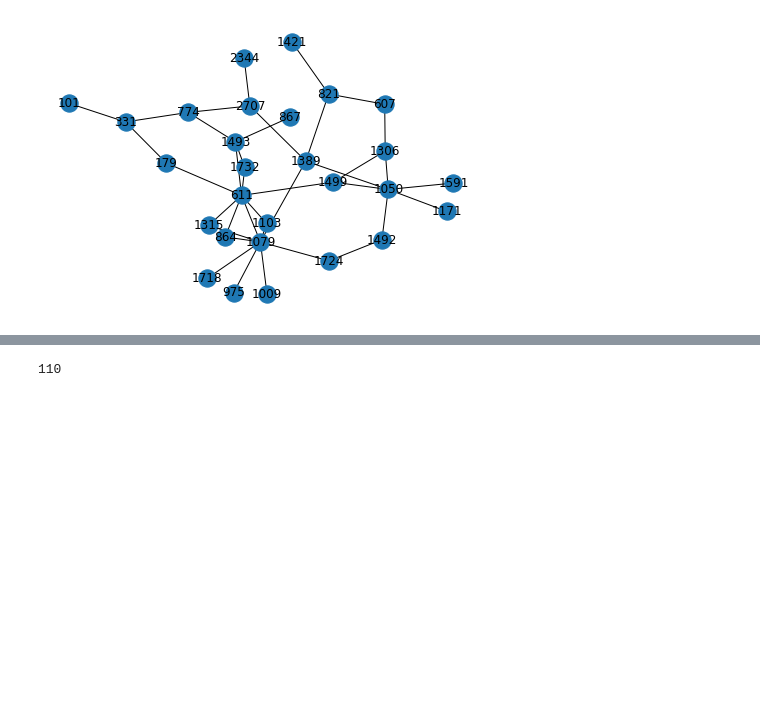
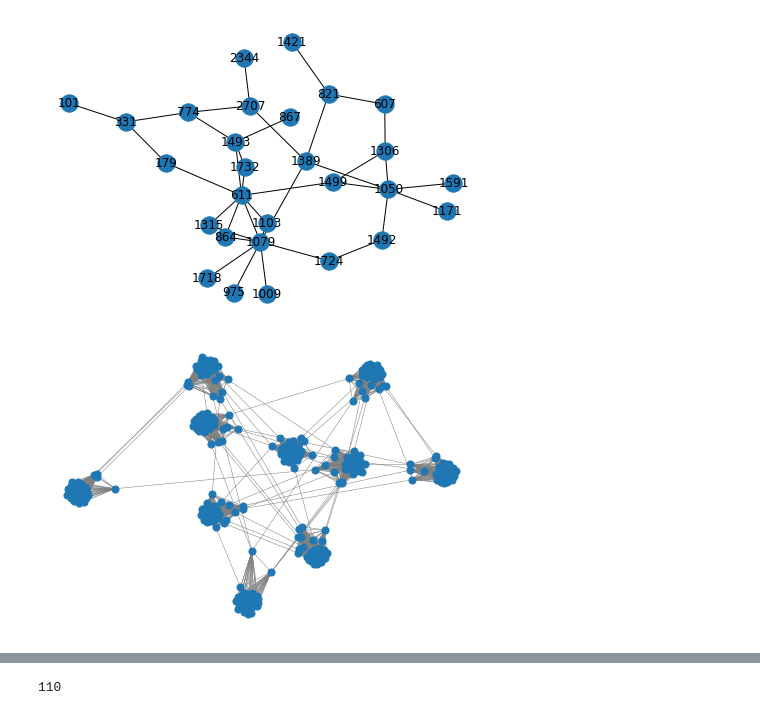
Before and after one commit to mims-harvard/G-Meta, a Jupyter notebook: data/fake_network_data_curation.ipynb, the cells around one changed output, grey strips where cells are left out. Drawn from its saved outputs; the diff is of its cells as text; code cells hidden in the pictures; blank space fills up the shorter version.

Commit message:
pass caveman sanity check

```diff
--- a/data/fake_network_data_curation.ipynb
+++ b/data/fake_network_data_curation.ipynb
@@ -593,3 +593,23 @@ nx.draw(S.to_networkx().to_undirected(), with_labels = True)
 nx.draw(G.subgraph(h_hops_neighbor), with_labels = True)
 # %% [output]
 [figure]
+# %%
+# connected caveman
+import networkx as nx
+import torch
+import dgl.function as fn
+import torch.nn as nn
+import torch.nn.functional as F
+from dgl import DGLGraph
+import dgl
+import numpy as np
+from tqdm import tqdm
+
+l = 10
+k = 30
+p = 0.01
+G = nx.relaxed_caveman_graph(l, k, p, seed=42)
+# %%
+nx.draw(G, node_size=50, edge_color="gray", width=0.5)
+# %% [output]
+[figure, added]
```
Also changed, not shown: parts of 6 cells of this notebook, 2 other files.
